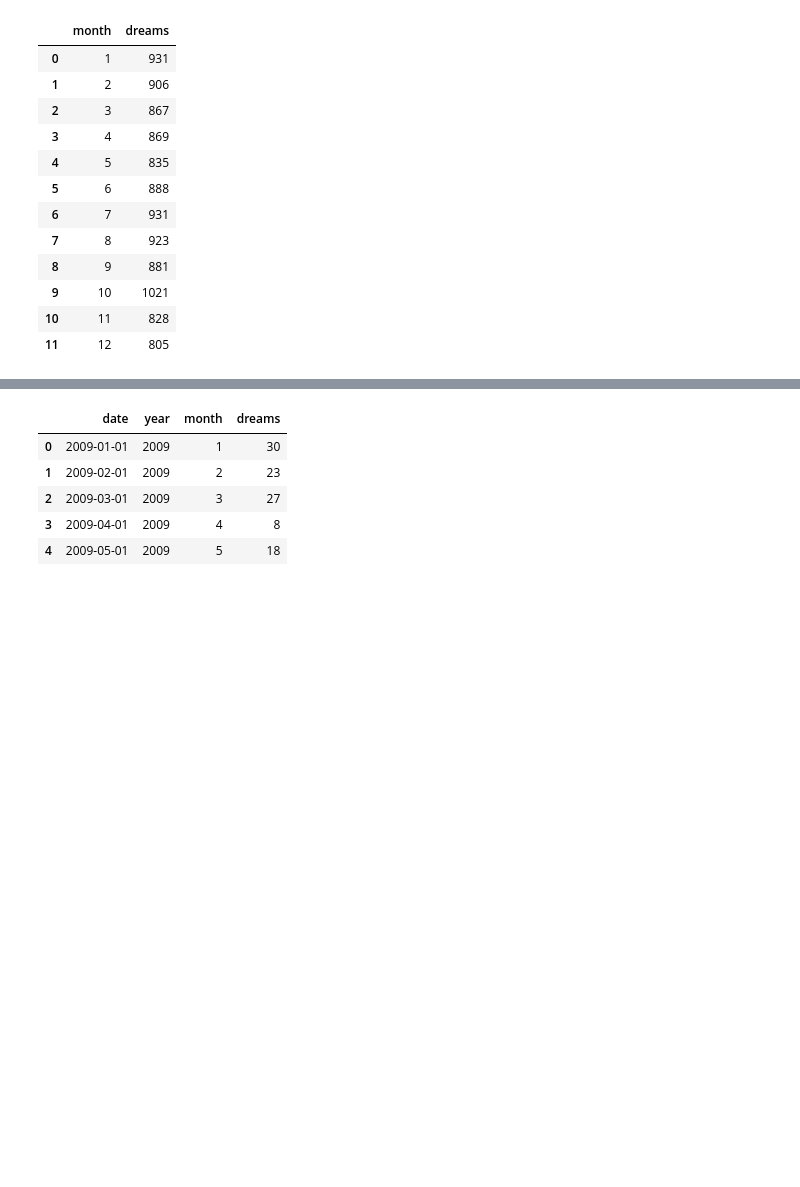
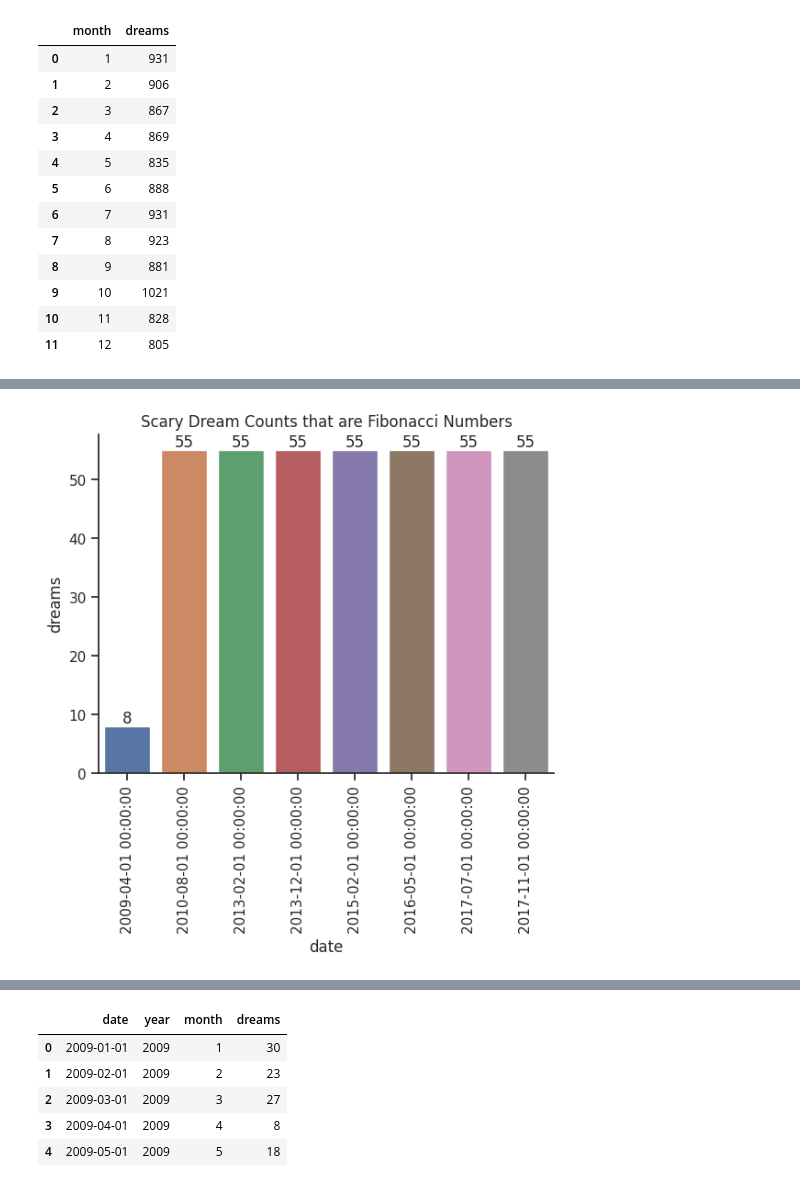
Before and after one commit to supercarp/makeovermonday, a Jupyter notebook: makeover_monday_week_40.ipynb, the cells around one changed output, grey strips where cells are left out. Saved outputs shown, nothing was run; the diff lists cells and outputs as text; code cells hidden in the pictures; blank space fills up the shorter version.

```diff
--- a/makeover_monday_week_40.ipynb
+++ b/makeover_monday_week_40.ipynb
@@ -16,3 +15,3 @@ from icecream import ic
 # %%
-dreams_df = pd.read_csv('Scary Dreams.csv')
+df_dreams = pd.read_csv('Scary Dreams.csv')
 # %%
@@ -114,3 +113,25 @@ dreams_monthly
 | 9 | 10 | 1021 |
 | 10 | 11 | 828 |
 | 11 | 12 | 805 |
+# %%
+fibonacci_15 = [0, 1, 1, 2, 3, 5, 8, 13, 21, 34, 55, 89, 144, 233, 377]
+
+df_dreams_fib = pd.DataFrame(columns=['date', 'year', 'month', 'dreams'], index=df_dreams.index)
+lst_dreams_fib = []
+
+# for i in df_dreams.index:
+#   if df_dreams['dreams'][i] in fibonacci_15:
+#     lst_dreams_fib.append({'date':df_dreams.date[i], 'year': df_dreams.year[i], 'month':df_dreams.month[i], 'dreams':df_dreams.dreams[i]})
+
+# df_dreams_fib.append(lst_dreams_fib)
+# df_dreams_fib
+
+for i in df_dreams.index:
+  if df_dreams['dreams'][i] in fibonacci_15:
+    # lst_dreams_fib.append({'date':df_dreams.date[i], 'year': df_dreams.year[i], 'month':df_dreams.month[i], 'dreams':df_dreams.dreams[i]})
+    df_dreams_fib.date[i] = df_dreams.date[i]
+    df_dreams_fib.year[i] = df_dreams.year[i]
+    df_dreams_fib.month[i] = df_dreams.month[i]
+    df_dreams_fib.dreams[i] = df_dreams.dreams[i]
+
+df_dreams_fib = df_dreams_fib.dropna()
@@ -116,0 +149,8 @@ dreams_monthly
+# %%
+plt_fib = sns.barplot(data=df_dreams_fib, x='date', y='dreams')
+plt_fib.set_xticklabels(df_dreams_fib.date, rotation=90)
+plt_fib.set(title='Scary Dream Counts that are Fibonacci Numbers')
+for label in plt_fib.containers:
+  plt_fib.bar_label(label,)
+sns.despine()
+# %% [output]
@@ -117 +158,2 @@ dreams_monthly
+[figure, added]
 # %%
```
Also changed, not shown: parts of 21 cells of this notebook.
